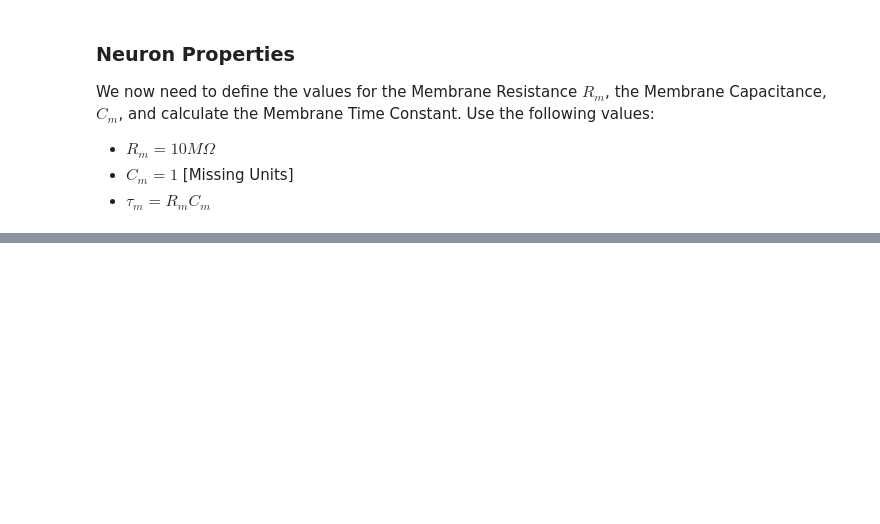
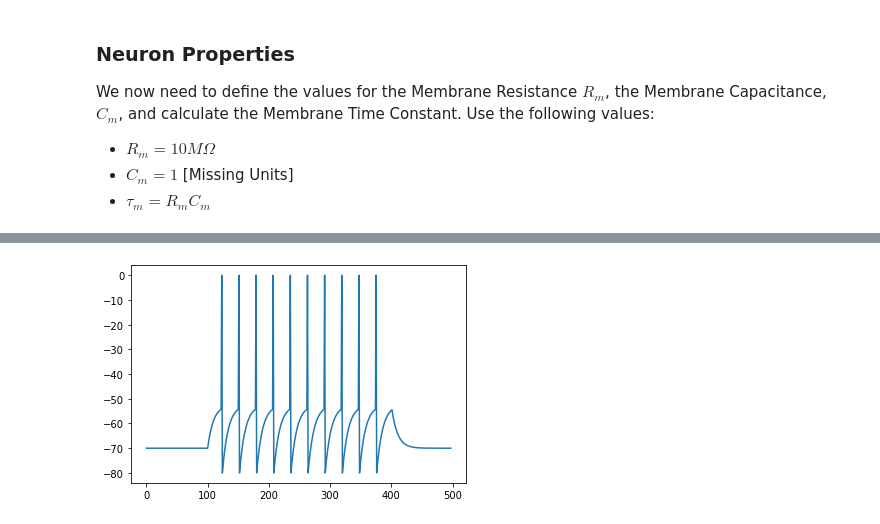
Before and after one commit to mbohling/spiking-neuron-model, a Jupyter notebook: SNM_Integrate_and_Fire.ipynb, the cells around one changed output, grey strips where cells are left out. Cells and saved outputs as stored; diff of their text form; code cells hidden in the pictures; blank space fills up the shorter version.

```diff
--- a/SNM_Integrate_and_Fire.ipynb
+++ b/SNM_Integrate_and_Fire.ipynb
@@ -43,0 +195,9 @@ tau_m = Rm*Cm
+# %%
+# Current Pulse Time Span - Units ms (1 ms = 1e-3 Seconds)
+t_pulse = 300
+
+# Time at which the current is applied
+start_current = np.absolute(t_final-t_pulse)/2
+
+# Time at which the current is switched off
+end_current = start_current+t_pulse
@@ -43,0 +210,6 @@ tau_m = Rm*Cm
+# %%
+# Create a list V(t) to store the value of V at each time-step dt
+Vt = [0] * len(time)
+
+# Set the initial value at time t = t0 to the resting potential
+Vt[0] = Vrest
@@ -43,0 +258,10 @@ tau_m = Rm*Cm
+# %%
+import matplotlib.pyplot as plt
+
+# Plot the membrane potential
+plt.plot(time[0:-2], Vt[0:-2])
+
+# Display the plot
+plt.show()
+# %% [output]
+[figure, added]
```
Also changed, not shown: parts of 25 cells of this notebook.
